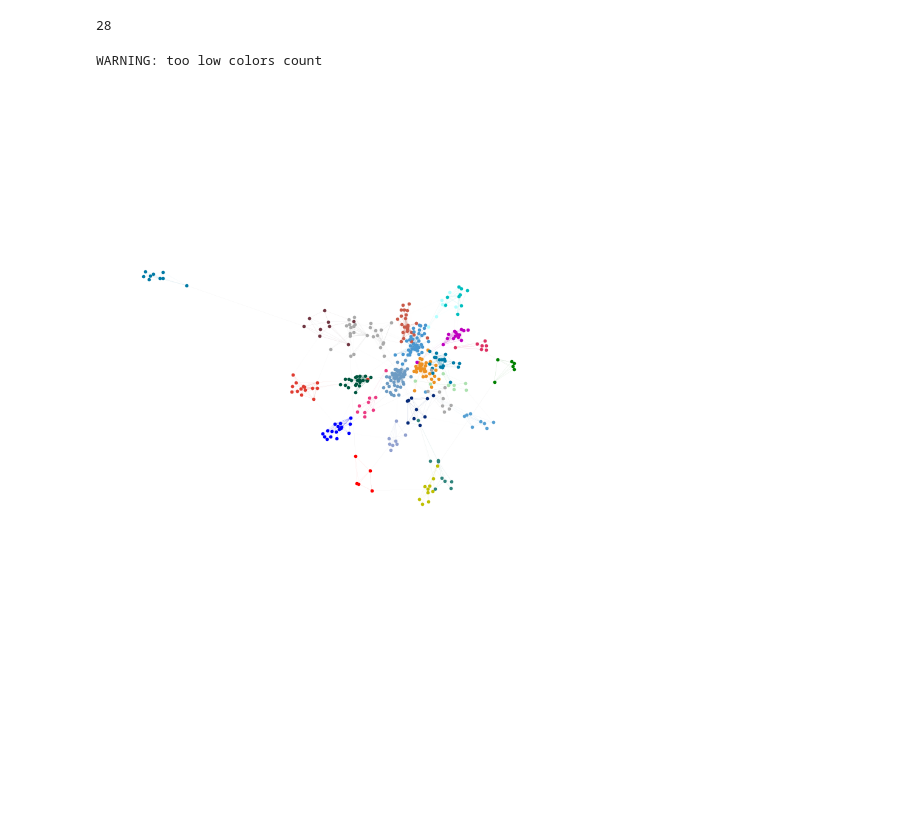
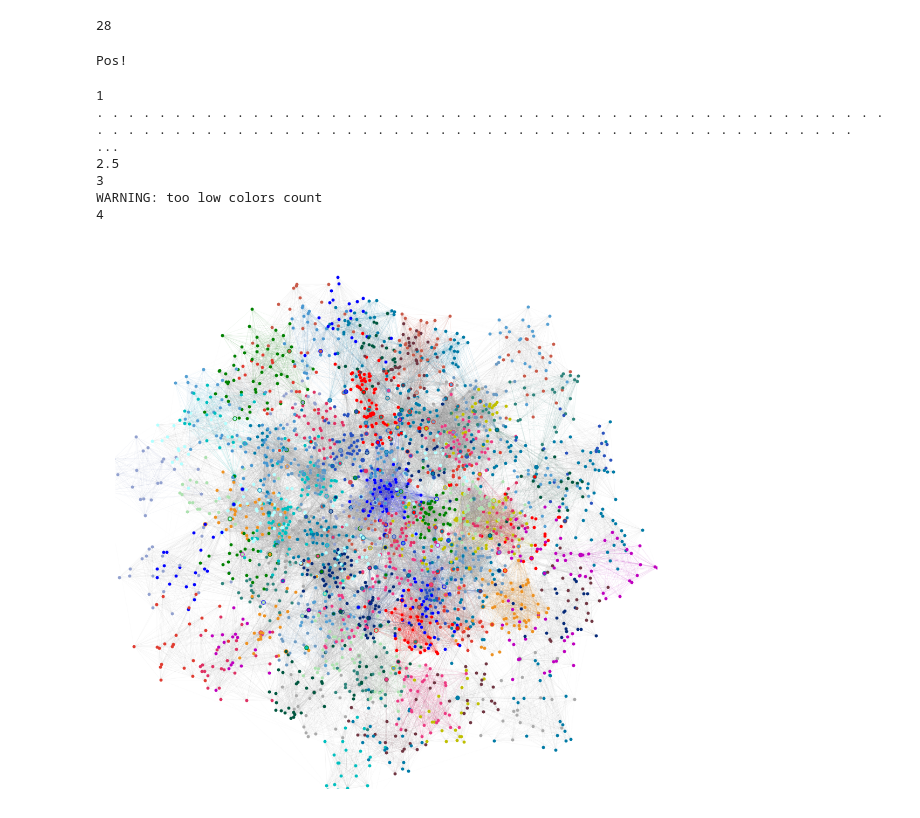
Before and after one commit to yangkuoone/WeiCLAM, a Jupyter notebook: code/Model Comparation.ipynb, the cells around one changed output. Drawn from its saved outputs; the diff is of its cells as text; code cells hidden in the pictures; blank space fills up the shorter version.

```diff
--- a/code/Model Comparation.ipynb
+++ b/code/Model Comparation.ipynb
@@ -369,32 +392,52 @@ len(comms)
+# %%
+G, comms = LancichinettiBenchmark(N=3000, on=200, om=2, mut=0.05, muw=0.05, t1=2, t2=2)
+# %%
+pos=nx.spring_layout(G)
+print 'Pos!'
+# %% [output]
+Pos!
 # %%
-size = 16
+size = 18
 ax = plt.figure(figsize=(size, size))
 #nx.draw_networkx(G_test, pos=pos, node_size=25, alpha=0.3, linewidths=0, width=0.5, with_labels=False)
 max_w = max(e[2]['weight'] for e in G.edges(data=True))
 
 node_size = 2 * size
 drawn = []
+print '1'
 for col_i, i in enumerate(comms):
+    print '.',
     G_part = nx.subgraph(G, comms[i])
     width = [2 * e[2]['weight'] / max_w for e in G_part.edges(data=True)]
     edgelist = list(G_part.edges())
-    nx.draw_networkx_edges(G, pos, edgelist=edgelist, width=width, alpha=0.5, edge_color=col[col_i if col_i < len(col) else -1])
+    nx.draw_networkx_edges(G, pos, edgelist=edgelist, width=width, alpha=0.15, edge_color=col[col_i if col_i < len(col) else -1])
     drawn.extend(edgelist)
-nx.draw_networkx_edges(G, pos, edgelist= [x for x in G.edges() if x not in drawn], width=width, alpha=0.1)
+print '2'
+temp = list(set(G.edges())- set(drawn))
+print '2.5'
+nx.draw_networkx_edges(G, pos, edgelist=temp , width=width, alpha=0.01)
+print '3'
 nx.draw_networkx_nodes(G, pos, node_color='#FFFFFF', node_size=node_size, alpha=1, linewidths=0)
 if len(comms) > len(col):
     print 'WARNING: too low colors count'
+print '4'
 for j in G:
-    node_cols = [(col_i if col_i < len(col) else -1) for col_i, i in enumerate(comms) if j in comms[i]]
+    #print '.',
+    node_cols = [(col_i if col_i < len(col) else col_i%len(col)) for col_i, i in enumerate(comms) if j in comms[i]]
     for k, col_i in enumerate(node_cols):
         nx.draw_networkx_nodes(G, pos, nodelist=[j], node_color=col[col_i], node_size=(len(node_cols)-k) * node_size,
                                alpha=1, linewidths=0, width=0.3, with_labels=False)
 
-bord = 0.5
+bord = 1
 plt.xlim([-bord, bord])
 plt.ylim([-bord, bord])
 plt.axis('off')
 pass
 # %% [output]
+1
+. . . . . . . . . . . . . . . . . . . . . . . . . . . . . . . . . . . . . . . . . . . . . . . . . . . . . . . . . . . . . . . . . . . . . . . . . . . . . . . . . . . . . . . . . . . . . . . . . . . .  ...
+2.5
+3
 WARNING: too low colors count
+4
-[figure, old version]
+[figure, new version]
```
Also changed, not shown: parts of 5 cells of this notebook, 19 other files.
